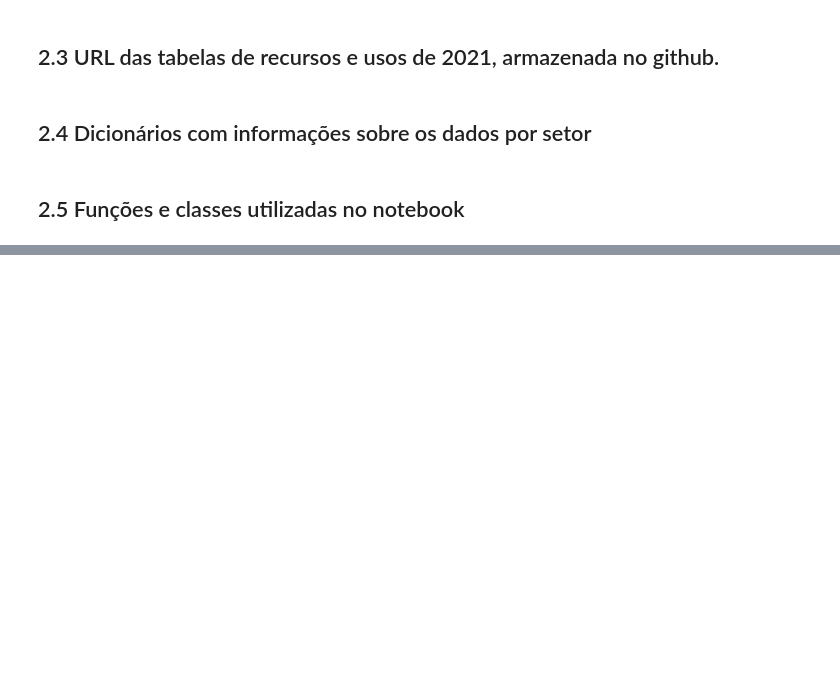
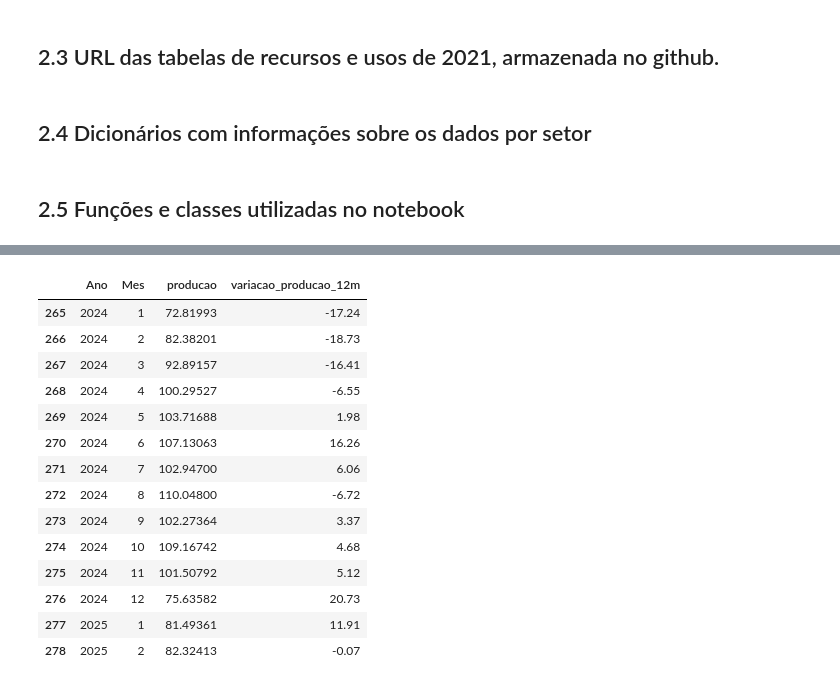
Before and after one commit to amiltonmendes/consumo-aparente, a Jupyter notebook: Cálculo de consumo nacional aparente.ipynb, the cells around one changed output, grey strips where cells are left out. Saved outputs shown, nothing was run; the diff lists cells and outputs as text; code cells hidden in the pictures; blank space fills up the shorter version.

```diff
--- a/Cálculo de consumo nacional aparente.ipynb
+++ b/Cálculo de consumo nacional aparente.ipynb
@@ -235,0 +236,2 @@ producao.tail(13)
+# %%
+producao = consumoAparente.carrega_dados_producao_mensal(mapa_cnae['2100']['sidra_url'])
@@ -235,0 +256,26 @@ producao.tail(13)
+# %%
+variacao_producao_12m = producao['producao'].pct_change(periods=12)*100
+producao['variacao_producao_12m'] = variacao_producao_12m
+producao['variacao_producao_12m'] = producao['variacao_producao_12m'].round(2)
+producao['variacao_producao_12m'] = producao['variacao_producao_12m'].astype(float)
+producao['variacao_producao_12m'] = producao['variacao_producao_12m'].astype(str).str.replace('nan','-')
+producao['variacao_producao_12m'] = producao['variacao_producao_12m'].str.replace('inf','-')
+producao['variacao_producao_12m'] = producao['variacao_producao_12m'].str.replace('-','-')
+# %%
+producao.tail(14)
+# %% [output]
+|  | Ano | Mes | producao | variacao_producao_12m |
+| 265 | 2024 | 1 | 72.81993 | -17.24 |
+| 266 | 2024 | 2 | 82.38201 | -18.73 |
+| 267 | 2024 | 3 | 92.89157 | -16.41 |
+| 268 | 2024 | 4 | 100.29527 | -6.55 |
+| 269 | 2024 | 5 | 103.71688 | 1.98 |
+| 270 | 2024 | 6 | 107.13063 | 16.26 |
+| 271 | 2024 | 7 | 102.94700 | 6.06 |
+| 272 | 2024 | 8 | 110.04800 | -6.72 |
+| 273 | 2024 | 9 | 102.27364 | 3.37 |
+| 274 | 2024 | 10 | 109.16742 | 4.68 |
+| 275 | 2024 | 11 | 101.50792 | 5.12 |
+| 276 | 2024 | 12 | 75.63582 | 20.73 |
+| 277 | 2025 | 1 | 81.49361 | 11.91 |
+| 278 | 2025 | 2 | 82.32413 | -0.07 |
```
Also changed, not shown: parts of 7 cells of this notebook.
